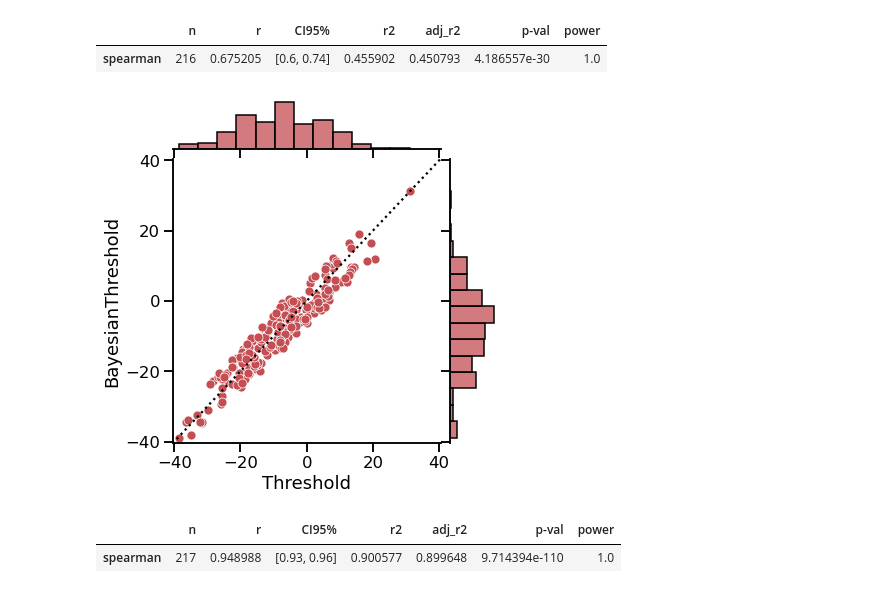
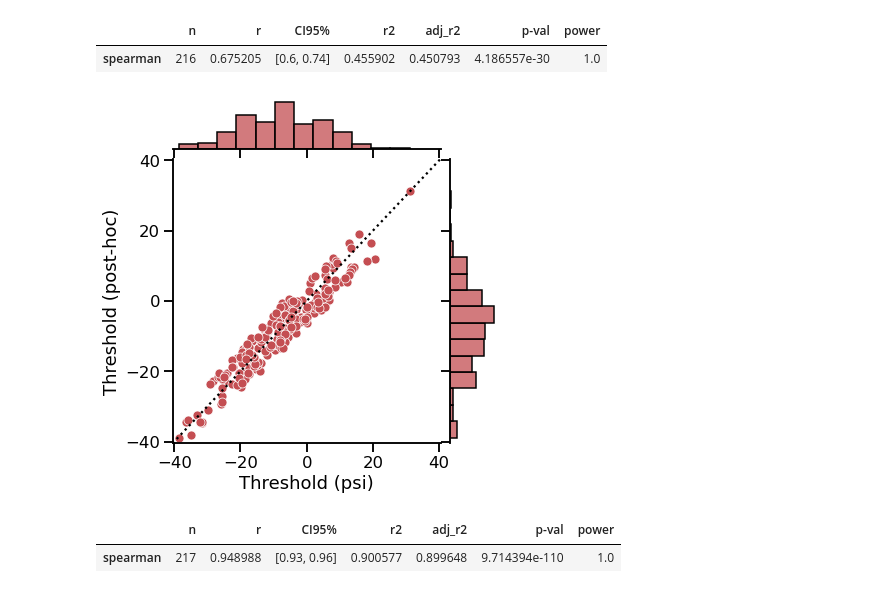
Before and after one commit to embodied-computation-group/CardioceptionPaper, a Jupyter notebook: code/5 - Bayesian psychophysic.ipynb, the cells around one changed output. Drawn from its saved outputs; the diff is of its cells as text; code cells hidden in the pictures.

```diff
--- a/code/5 - Bayesian psychophysic.ipynb
+++ b/code/5 - Bayesian psychophysic.ipynb
@@ -45,13 +39,15 @@ pg.corr(x=group_df[bayesPsycho_df.Condition=='Extero'].Threshold,
 # %%
 g = sns.jointplot(data=bayesPsycho_df[bayesPsycho_df.Condition=='Intero'], x='Threshold',
                   y='BayesianThreshold', xlim=(-40.5, 40.5), ylim=(-40.5, 40.5), color='#c44e52')
 x0, x1 = g.ax_joint.get_xlim()
 y0, y1 = g.ax_joint.get_ylim()
 lims = [max(x0, y0), min(x1, y1)]
 g.ax_joint.plot(lims, lims, ':k')
-plt.savefig(path + '/thresholdIntero.svg', dpi=300)
+g.ax_joint.set_ylabel('Threshold (post-hoc)')
+g.ax_joint.set_xlabel('Threshold (psi)')
+plt.savefig(path + '/figures/thresholdIntero.svg', dpi=300)
 # %% [output]
-[figure, old version]
+[figure, new version]
 # %%
 pg.corr(x=group_df[bayesPsycho_df.Condition=='Intero'].Threshold,
         y=group_df[bayesPsycho_df.Condition=='Intero'].BayesianThreshold, method='spearman')
```
Also changed, not shown: parts of 6 cells of this notebook, 11 other files.
